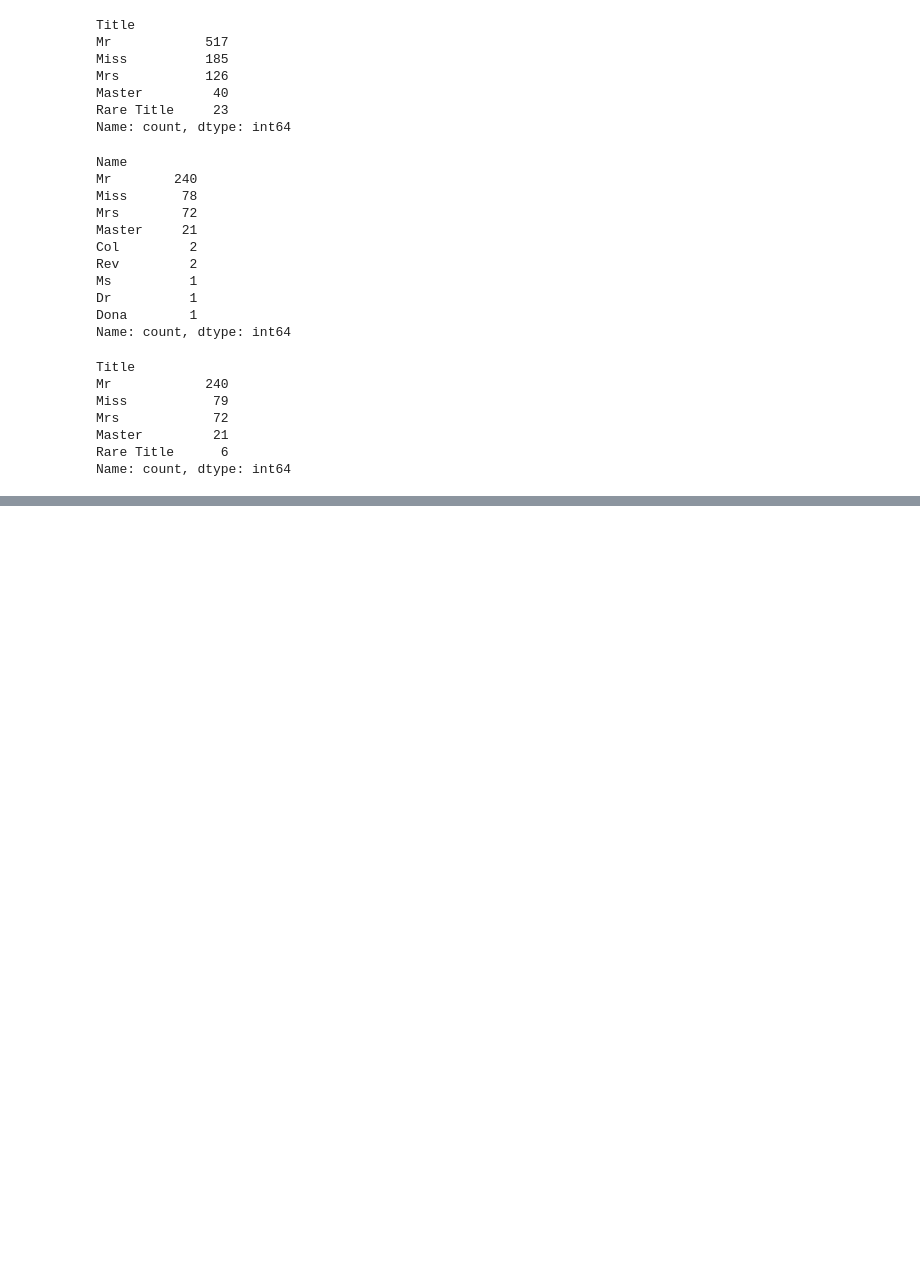
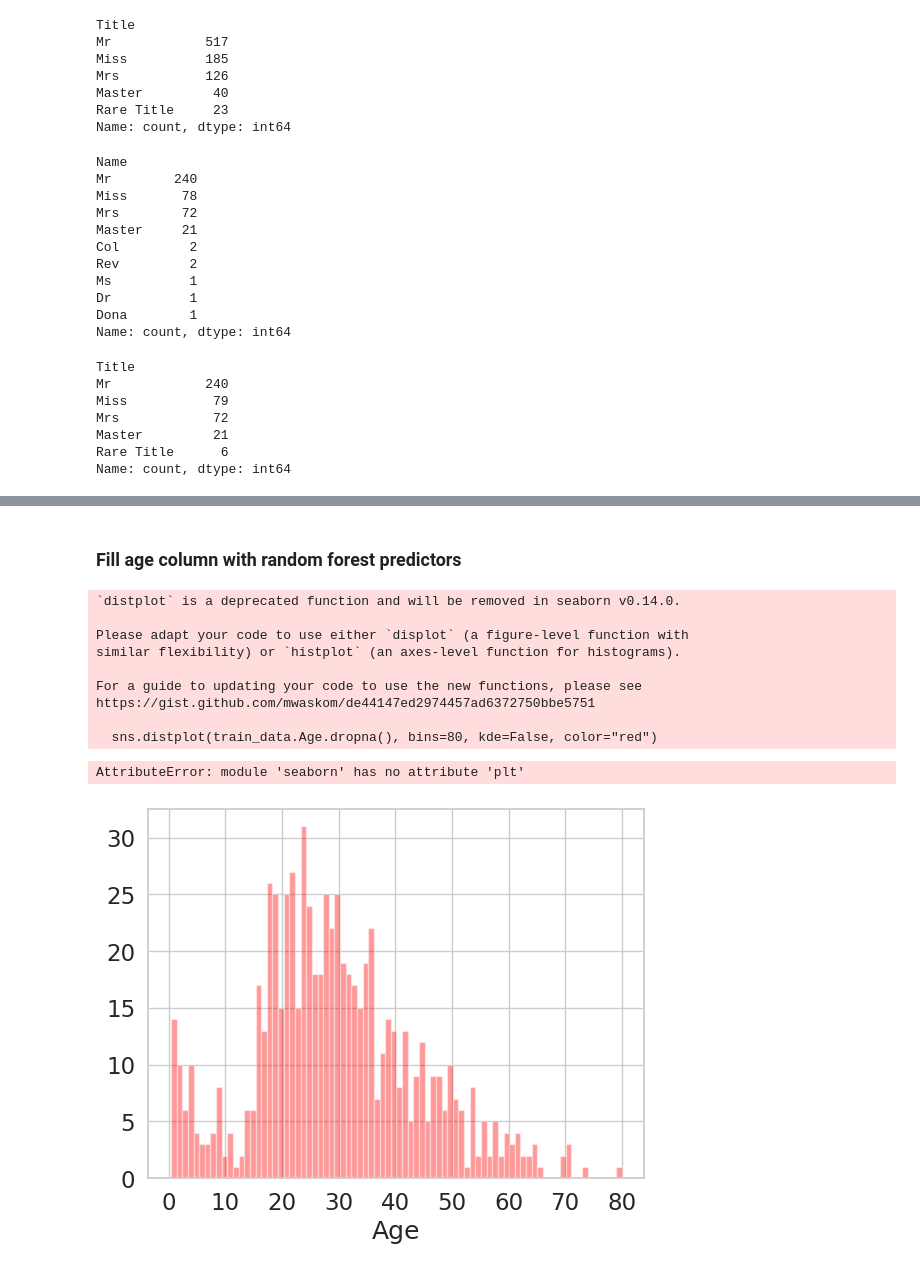
Before and after one commit to nedu10/Regression-and-Classification, a Jupyter notebook: Classification/Titanic Survival Prediction/main.ipynb, the cells around one changed output, grey strips where cells are left out. Cells and saved outputs as stored; diff of their text form; code cells hidden in the pictures; blank space fills up the shorter version.

```diff
--- a/Classification/Titanic Survival Prediction/main.ipynb
+++ b/Classification/Titanic Survival Prediction/main.ipynb
@@ -534,0 +558,9 @@ Name: count, dtype: int64
+# %%
+train_data["TicketNumber"] = train_data["Ticket"].str.extract('(\d{2,})', expand=True)
+train_data["TicketNumber"] = train_data["TicketNumber"].apply(pd.to_numeric)
+
+
+test_data["TicketNumber"] = test_data["Ticket"].str.extract('(\d{2,})', expand=True)
+test_data["TicketNumber"] = test_data["TicketNumber"].apply(pd.to_numeric)
+
+train_data[train_data["TicketNumber"].isnull()]
@@ -534,0 +575,6 @@ Name: count, dtype: int64
+# %%
+train_medium = train_data["TicketNumber"].median()
+test_medium = test_data["TicketNumber"].median()
+
+train_data["TicketNumber"].fillna(train_medium, inplace=True)
+test_data["TicketNumber"].fillna(test_medium, inplace=True)
@@ -534,0 +603,12 @@ Name: count, dtype: int64
+# %%
+from sklearn.preprocessing import LabelEncoder, OneHotEncoder
+
+labelEnc = LabelEncoder()
+
+cat_vars=['Embarked','Sex',"Title","FSizeD","NlengthD",'Deck']
+
+for col in cat_vars:
+    train_data[col] = labelEnc.fit_transform(train_data[col])
+    test_data[col] = labelEnc.fit_transform(test_data[col])
+
+train_data
@@ -534,0 +629,20 @@ Name: count, dtype: int64
+# %% [markdown]
+### Fill age column with random forest predictors
+# %%
+with sns.plotting_context("notebook", font_scale=1.5):
+    sns.set_style("whitegrid")
+    sns.distplot(train_data.Age.dropna(), bins=80, kde=False, color="red")
+    sns.plt.title("Age Distribution")
+    plt.ylabel("Count")
+# %% [output]
+`distplot` is a deprecated function and will be removed in seaborn v0.14.0.
+
+Please adapt your code to use either `displot` (a figure-level function with
+similar flexibility) or `histplot` (an axes-level function for histograms).
+
+For a guide to updating your code to use the new functions, please see
+https://gist.github.com/mwaskom/de44147ed2974457ad6372750bbe5751
+
+  sns.distplot(train_data.Age.dropna(), bins=80, kde=False, color="red")
+AttributeError: module 'seaborn' has no attribute 'plt'
+[figure, added]
```
Also changed, not shown: parts of 27 cells of this notebook.
